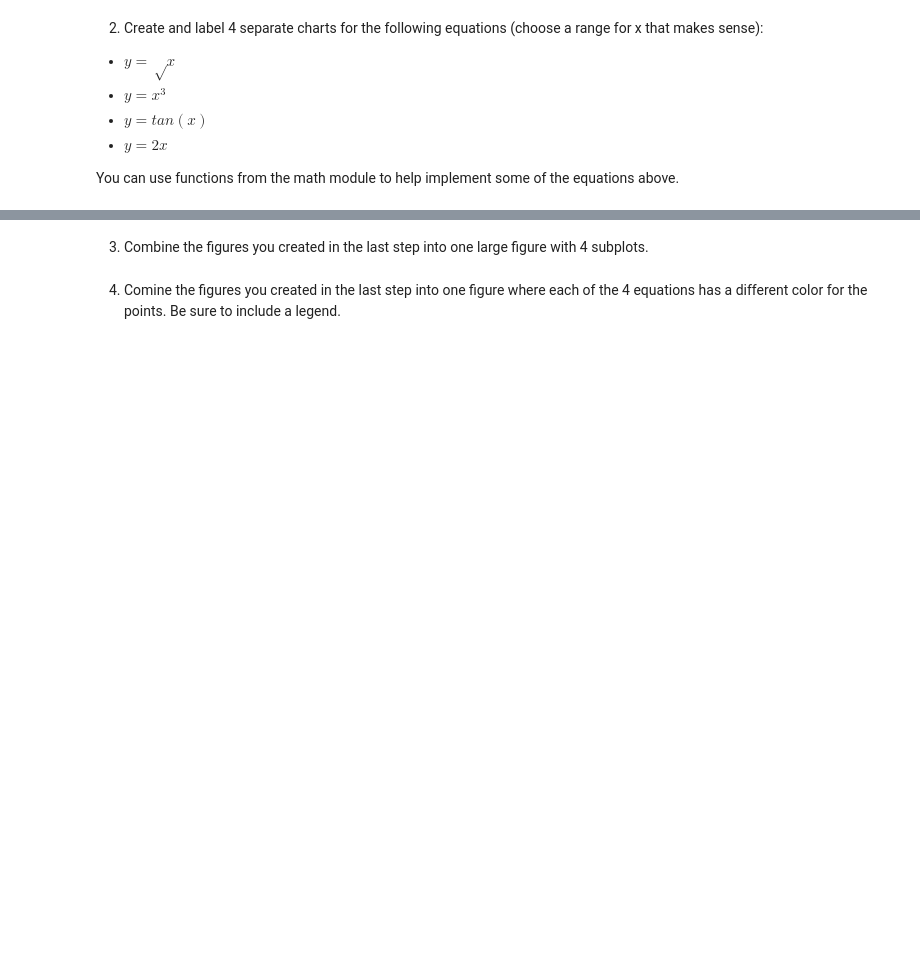
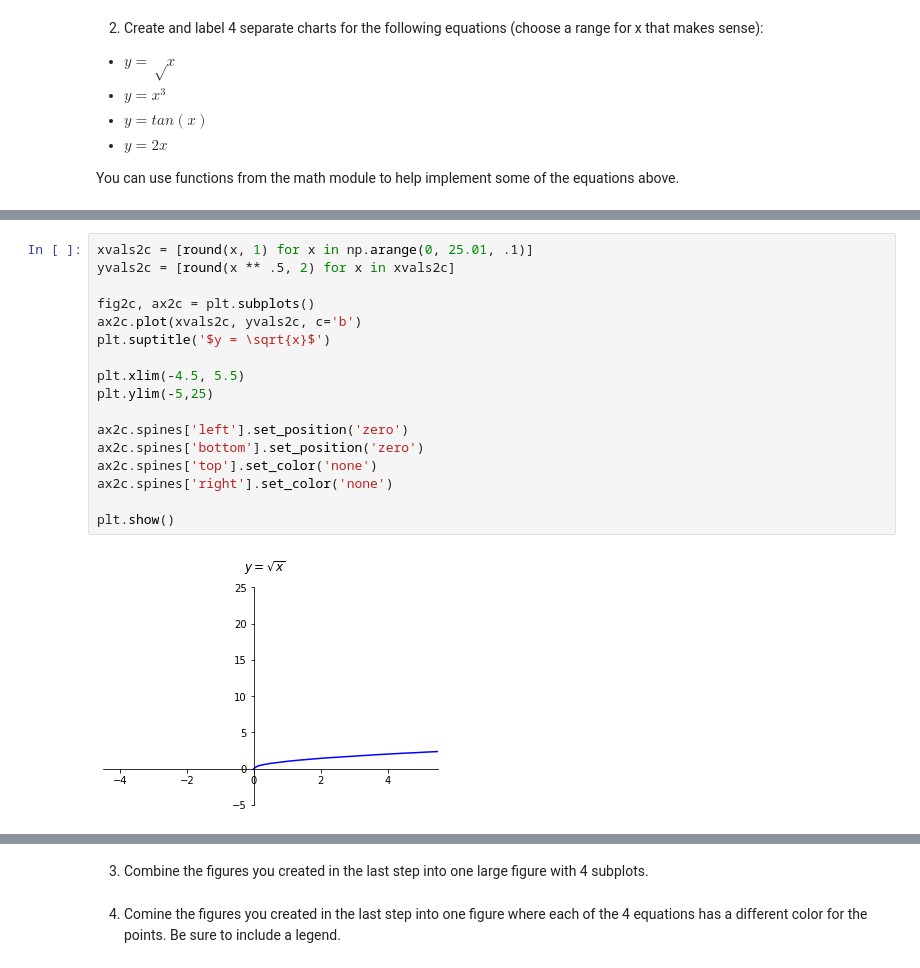
Before and after one commit to kjeliasen/python-exercises, a Jupyter notebook: 4.6.1_matplotlib_exercises.ipynb, the cells around one changed output, grey strips where cells are left out. Cells and saved outputs as stored; diff of their text form; blank space fills up the shorter version.

```diff
--- a/4.6.1_matplotlib_exercises.ipynb
+++ b/4.6.1_matplotlib_exercises.ipynb
@@ -23,0 +84,19 @@ You can use functions from the math module to help implement some of the equatio
+# %%
+xvals2c = [round(x, 1) for x in np.arange(0, 25.01, .1)]
+yvals2c = [round(x ** .5, 2) for x in xvals2c]
+
+fig2c, ax2c = plt.subplots()
+ax2c.plot(xvals2c, yvals2c, c='b')
+plt.suptitle('$y = \sqrt{x}$')
+
+plt.xlim(-4.5, 5.5)
+plt.ylim(-5,25)
+
+ax2c.spines['left'].set_position('zero')
+ax2c.spines['bottom'].set_position('zero')
+ax2c.spines['top'].set_color('none')
+ax2c.spines['right'].set_color('none')
+
+plt.show()
+# %% [output]
+[figure, added]
```
Also changed, not shown: parts of 5 cells of this notebook.
